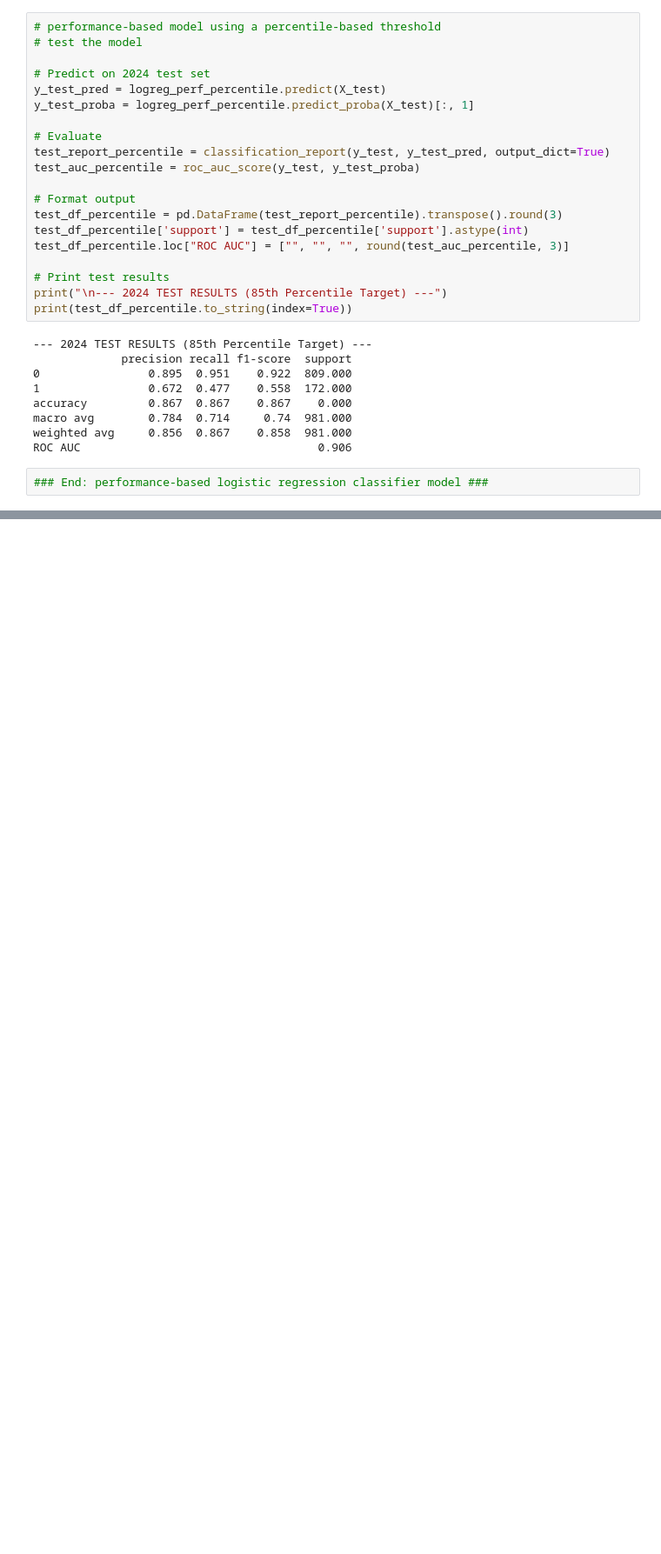
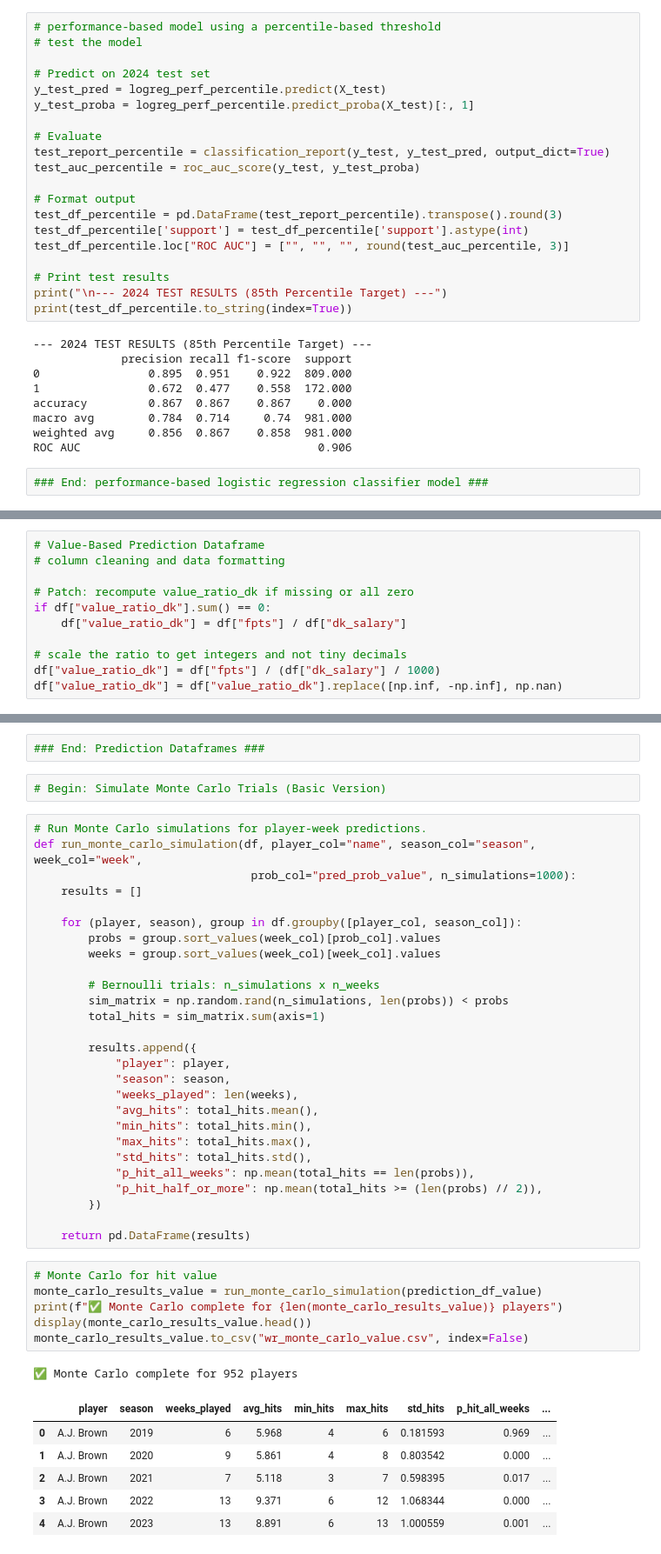
Before and after one commit to ARCtechmo/fanfav, a Jupyter notebook: wr_class_prob_model_dev.ipynb, the cells around one changed output, grey strips where cells are left out. Shown at 87% size. Cells and saved outputs as stored; diff of their text form; blank space fills up the shorter version.

```diff
--- a/wr_class_prob_model_dev.ipynb
+++ b/wr_class_prob_model_dev.ipynb
@@ -1712,0 +1826,11 @@ ROC AUC                                   0.906
+# %%
+# Value-Based Prediction Dataframe
+# column cleaning and data formatting
+
+# Patch: recompute value_ratio_dk if missing or all zero
+if df["value_ratio_dk"].sum() == 0:
+    df["value_ratio_dk"] = df["fpts"] / df["dk_salary"]
+
+# scale the ratio to get integers and not tiny decimals
+df["value_ratio_dk"] = df["fpts"] / (df["dk_salary"] / 1000)
+df["value_ratio_dk"] = df["value_ratio_dk"].replace([np.inf, -np.inf], np.nan)
@@ -1712,0 +2175,45 @@ ROC AUC                                   0.906
+# %%
+### End: Prediction Dataframes ###
+# %%
+# Begin: Simulate Monte Carlo Trials (Basic Version)
+# %%
+# Run Monte Carlo simulations for player-week predictions.
+def run_monte_carlo_simulation(df, player_col="name", season_col="season", week_col="week",
+                                prob_col="pred_prob_value", n_simulations=1000):
+    results = []
+
+    for (player, season), group in df.groupby([player_col, season_col]):
+        probs = group.sort_values(week_col)[prob_col].values
+        weeks = group.sort_values(week_col)[week_col].values
+
+        # Bernoulli trials: n_simulations x n_weeks
+        sim_matrix = np.random.rand(n_simulations, len(probs)) < probs
+        total_hits = sim_matrix.sum(axis=1)
+
+        results.append({
+            "player": player,
+            "season": season,
+            "weeks_played": len(weeks),
+            "avg_hits": total_hits.mean(),
+            "min_hits": total_hits.min(),
+            "max_hits": total_hits.max(),
+            "std_hits": total_hits.std(),
+            "p_hit_all_weeks": np.mean(total_hits == len(probs)),
+            "p_hit_half_or_more": np.mean(total_hits >= (len(probs) // 2)),
+        })
+
+    return pd.DataFrame(results)
+# %%
+# Monte Carlo for hit value
+monte_carlo_results_value = run_monte_carlo_simulation(prediction_df_value)
+print(f"✅ Monte Carlo complete for {len(monte_carlo_results_value)} players")
+display(monte_carlo_results_value.head())
+monte_carlo_results_value.to_csv("wr_monte_carlo_value.csv", index=False)
+# %% [output]
+✅ Monte Carlo complete for 952 players
+|  | player | season | weeks_played | avg_hits | min_hits | max_hits | std_hits | p_hit_all_weeks | ... |
+| 0 | A.J. Brown | 2019 | 6 | 5.968 | 4 | 6 | 0.181593 | 0.969 | ... |
+| 1 | A.J. Brown | 2020 | 9 | 5.861 | 4 | 8 | 0.803542 | 0.000 | ... |
+| 2 | A.J. Brown | 2021 | 7 | 5.118 | 3 | 7 | 0.598395 | 0.017 | ... |
+| 3 | A.J. Brown | 2022 | 13 | 9.371 | 6 | 12 | 1.068344 | 0.000 | ... |
+| 4 | A.J. Brown | 2023 | 13 | 8.891 | 6 | 13 | 1.000559 | 0.001 | ... |
```
Also changed, not shown: parts of 33 cells of this notebook.
